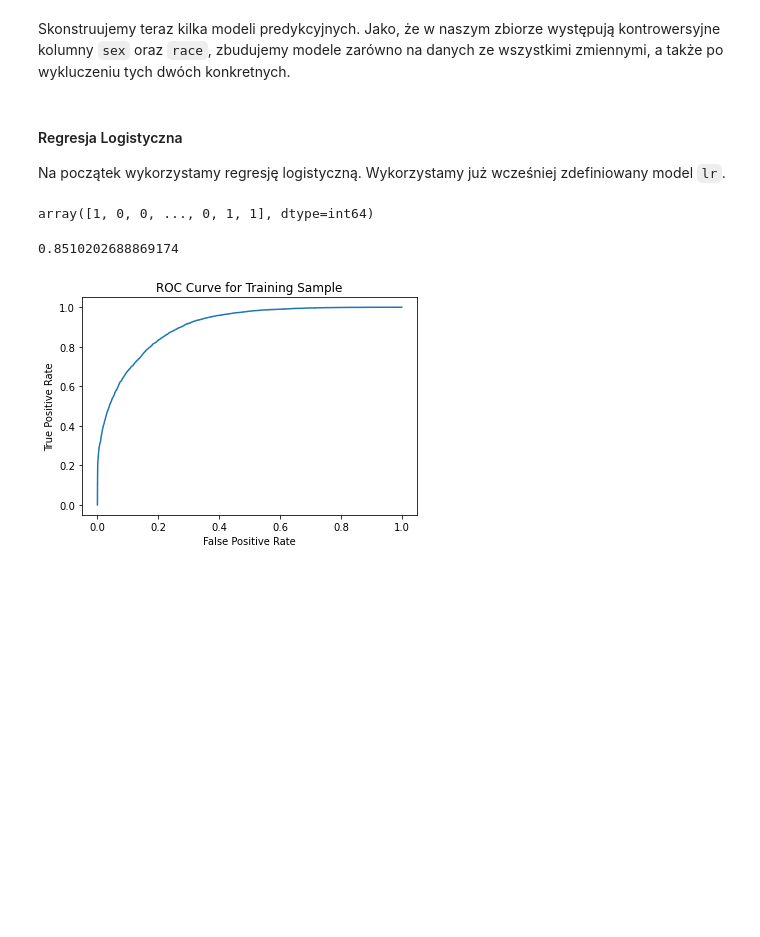
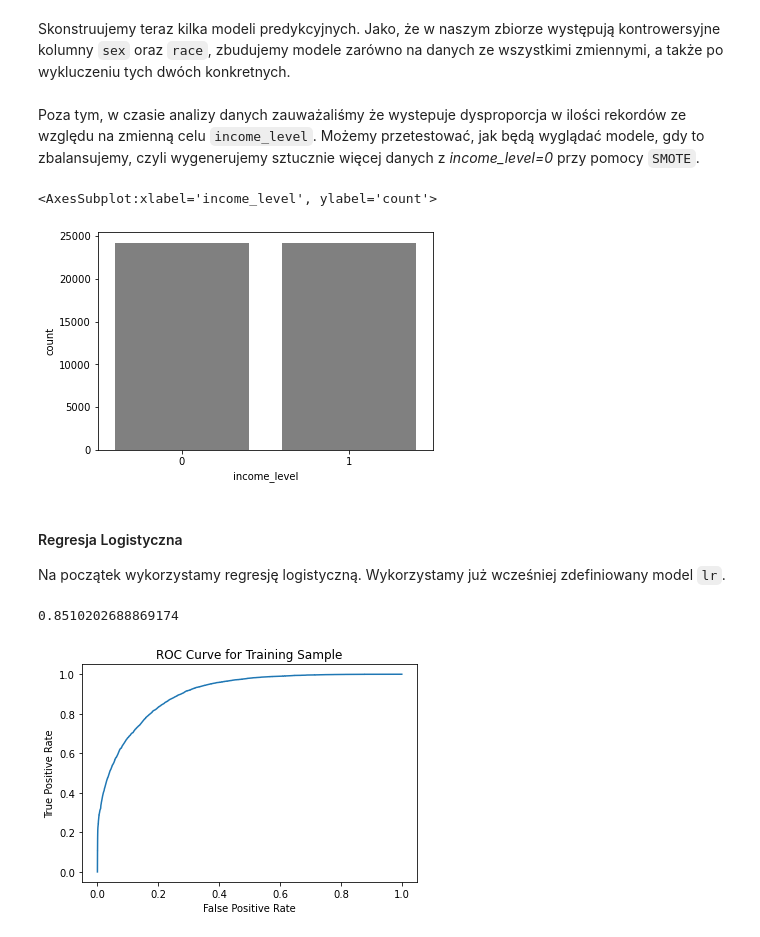
Before and after one commit to malwina0/2022L-ML, a Jupyter notebook: Project1/Projekt1_JakubPiwko_MalwinaWojewoda_KM2_new.ipynb, the cells around one changed output. Drawn from its saved outputs; the diff is of its cells as text; code cells hidden in the pictures; blank space fills up the shorter version.

```diff
--- a/Project1/Projekt1_JakubPiwko_MalwinaWojewoda_KM2_new.ipynb
+++ b/Project1/Projekt1_JakubPiwko_MalwinaWojewoda_KM2_new.ipynb
@@ -1162,8 +1149,5 @@ I koniec!
 # %% [markdown]
 Skonstruujemy teraz kilka modeli predykcyjnych. Jako, że w naszym zbiorze występują kontrowersyjne kolumny `sex` oraz `race`, zbudujemy modele zarówno na danych ze wszystkimi zmiennymi, a także po wykluczeniu tych dwóch konkretnych.
 # %%
-census_dfv2 = census_df.drop('sex', axis = 1)
-census_dfv2 = census_dfv2.drop('race', axis = 1)
-
-census_df_testv2 = census_df_test.drop('sex', axis = 1)
-census_df_testv2 = census_df_testv2.drop('race', axis = 1)
+X_train = census_df
+X_train2 = census_df.drop('sex', axis = 1).drop('race', axis = 1)
@@ -1170,15 +1157,21 @@ census_df_testv2 = census_df_testv2.drop('race', axis = 1)
+# %% [markdown]
+Poza tym, w czasie analizy danych zauważaliśmy że wystepuje dysproporcja w ilości rekordów ze względu na zmienną celu `income_level`. Możemy przetestować, jak będą wyglądać modele, gdy to zbalansujemy, czyli wygenerujemy sztucznie więcej danych z *income_level=0* przy pomocy `SMOTE`.
+# %%
+sm = SMOTE(random_state=42)
+X_train3, y_train3 = sm.fit_resample(X_train2, y_train)
+# %%
+data_train2 = pd.concat([X_train3, y_train3], axis = 1)
+sns.countplot(x="income_level", data=data_train2, color='gray')
+# %% [output]
+<AxesSubplot:xlabel='income_level', ylabel='count'>
+[figure, added]
 # %% [markdown]
 #### Regresja Logistyczna
 
 Na początek wykorzystamy regresję logistyczną. Wykorzystamy już wcześniej zdefiniowany model `lr`.
 # %%
-lr.fit(census_df, y_train)
-res = lr.predict(census_df_test)
-res
+lr.fit(X_train, y_train)
+accuracy_score(y_test, lr.predict(X_test))
 # %% [output]
-array([1, 0, 0, ..., 0, 1, 1], dtype=int64)
+0.8510202688869174
-# %%
-accuracy_score(y_test, res)
-# %% [output]
-0.8510202688869174
 # %%
```
Also changed, not shown: parts of 53 cells of this notebook, 1 other file.
